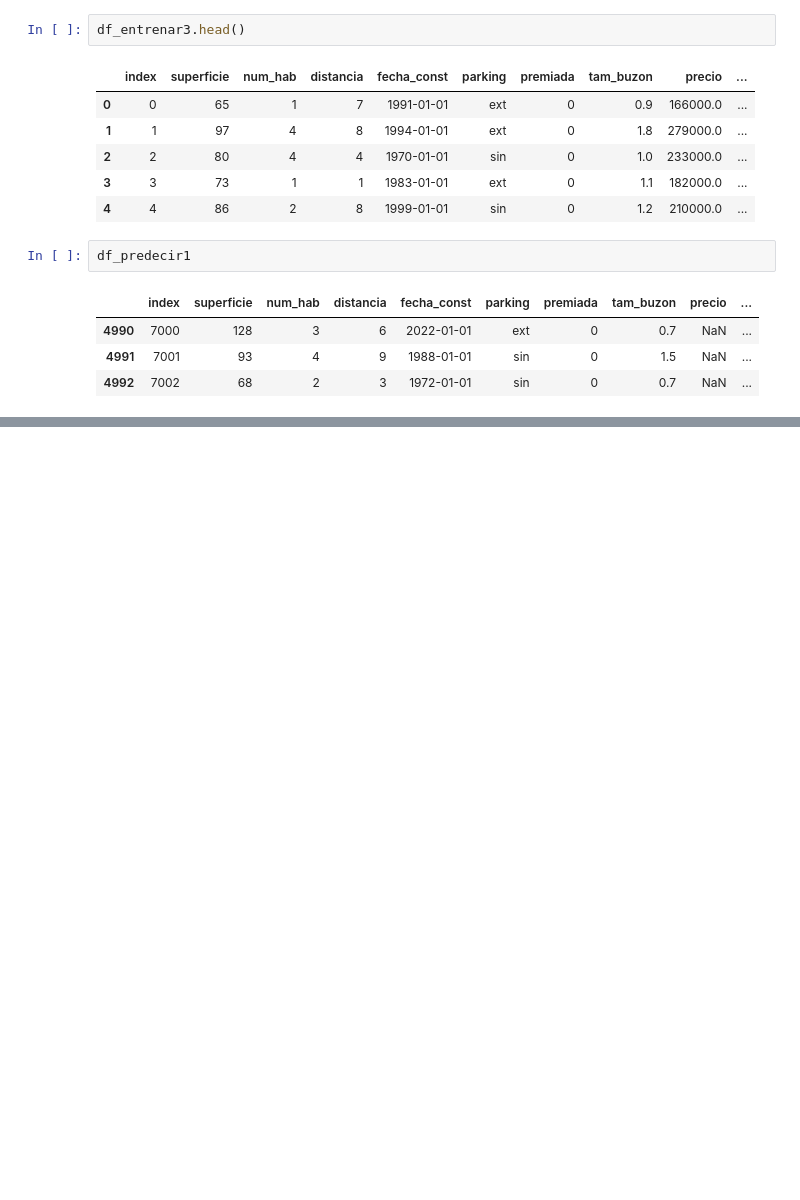
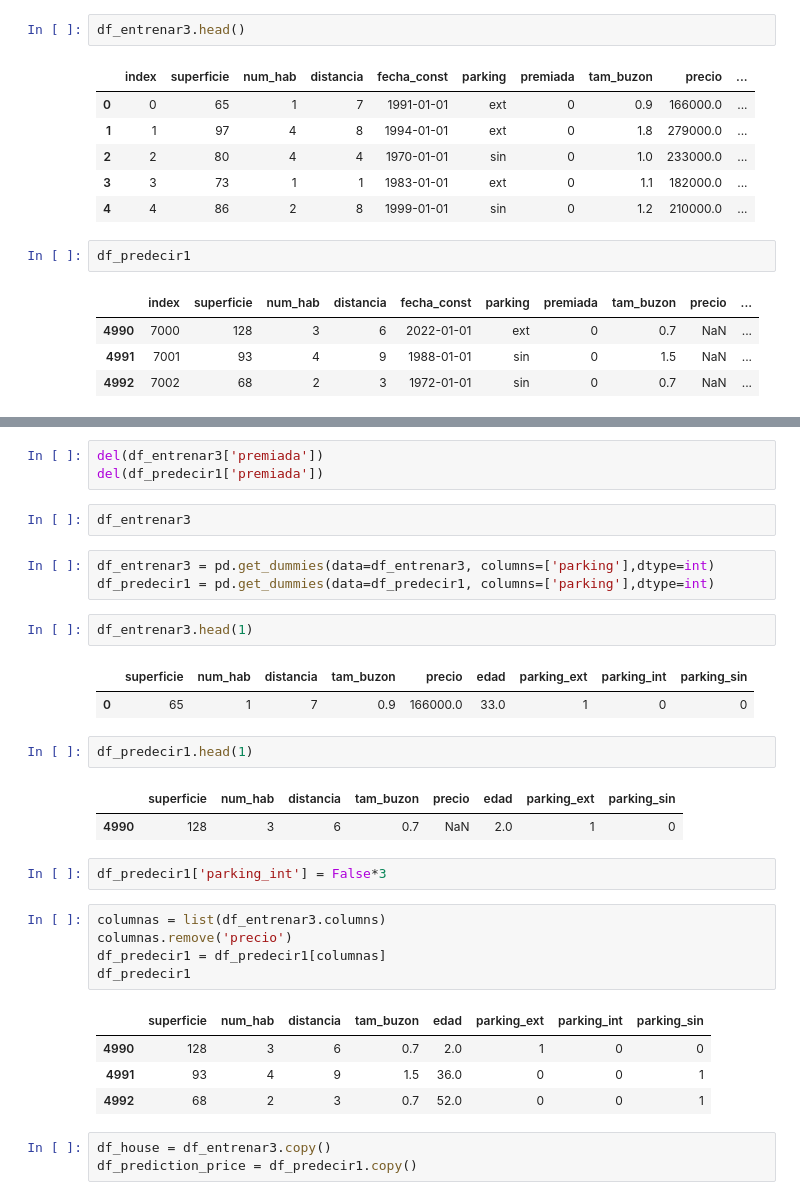
Before and after one commit to haroldavis/Clasification-model, a Jupyter notebook: price-house.ipynb, the cells around one changed output, grey strips where cells are left out. Drawn from its saved outputs; the diff is of its cells as text; blank space fills up the shorter version.

Commit message:
aplicated get_dummies for start with train

```diff
--- a/price-house.ipynb
+++ b/price-house.ipynb
@@ -263,0 +311,33 @@ for i in list_to_delete:
+# %%
+del(df_entrenar3['premiada'])
+del(df_predecir1['premiada'])
+# %%
+df_entrenar3
+# %%
+df_entrenar3 = pd.get_dummies(data=df_entrenar3, columns=['parking'],dtype=int)
+df_predecir1 = pd.get_dummies(data=df_predecir1, columns=['parking'],dtype=int)
+# %%
+df_entrenar3.head(1)
+# %% [output]
+|  | superficie | num_hab | distancia | tam_buzon | precio | edad | parking_ext | parking_int | parking_sin |
+| 0 | 65 | 1 | 7 | 0.9 | 166000.0 | 33.0 | 1 | 0 | 0 |
+# %%
+df_predecir1.head(1)
+# %% [output]
+|  | superficie | num_hab | distancia | tam_buzon | precio | edad | parking_ext | parking_sin |
+| 4990 | 128 | 3 | 6 | 0.7 | NaN | 2.0 | 1 | 0 |
+# %%
+df_predecir1['parking_int'] = False*3
+# %%
+columnas = list(df_entrenar3.columns)
+columnas.remove('precio')
+df_predecir1 = df_predecir1[columnas]
+df_predecir1
+# %% [output]
+|  | superficie | num_hab | distancia | tam_buzon | edad | parking_ext | parking_int | parking_sin |
+| 4990 | 128 | 3 | 6 | 0.7 | 2.0 | 1 | 0 | 0 |
+| 4991 | 93 | 4 | 9 | 1.5 | 36.0 | 0 | 0 | 1 |
+| 4992 | 68 | 2 | 3 | 0.7 | 52.0 | 0 | 0 | 1 |
+# %%
+df_house = df_entrenar3.copy()
+df_prediction_price = df_predecir1.copy()
```
Also changed, not shown: parts of 6 cells of this notebook.
